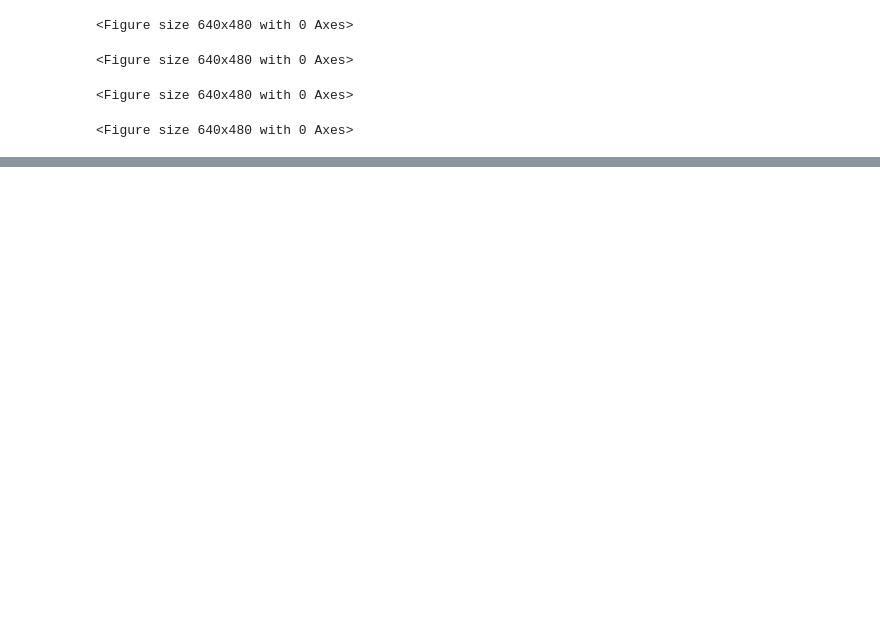
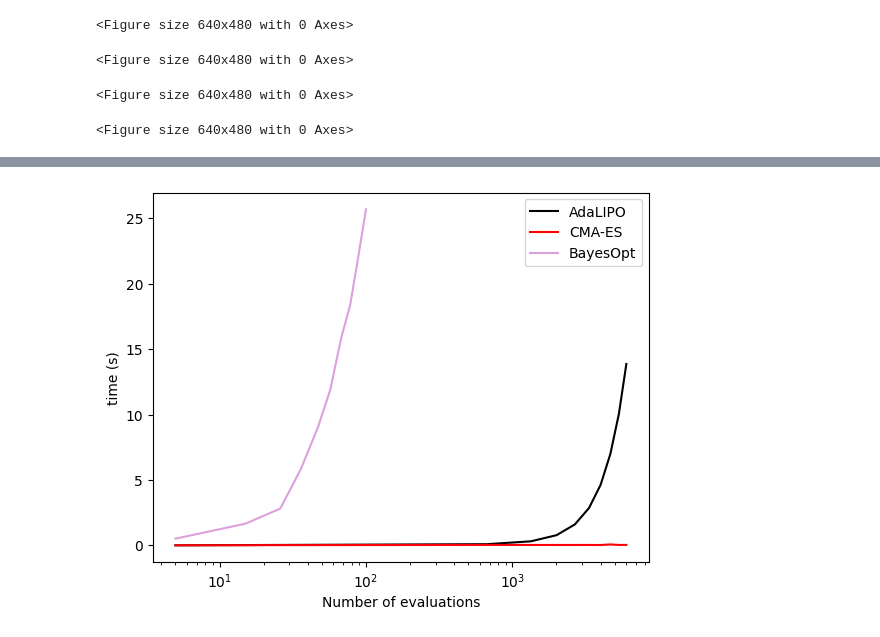
Before and after one commit to gaetanserre/Stochastic-Global-Optimization, a Jupyter notebook: reviews/bayes_adalipo.ipynb, the cells around one changed output, grey strips where cells are left out. Drawn from its saved outputs; the diff is of its cells as text; code cells hidden in the pictures; blank space fills up the shorter version.

```diff
--- a/reviews/bayes_adalipo.ipynb
+++ b/reviews/bayes_adalipo.ipynb
@@ -119,3 +157,17 @@ for f_name in fs.keys():
+# %%
+evals = np.linspace(5, 6000, 10, dtype=int)
+plt.plot(evals, ada_times["Levy"], c="black", label="AdaLIPO")
+plt.plot(evals, cma_times["Levy"], c="red", label="CMA-ES")
+evals = np.linspace(5, 100, 10, dtype=int)
+plt.plot(evals, bayes_times["Levy"], c="plum", label="BayesOpt")
+plt.xlabel("Number of evaluations")
+plt.ylabel("time (s)")
+plt.xscale("log", base=10)
+#plt.title(f"Time taken by AdaLIPO on Himmelblau")
+plt.legend()
+plt.savefig("time_vs_evals_Levy.pdf", bbox_inches="tight")
+# %% [output]
+[figure, added]
 # %%
 evals = np.linspace(300, 1_000_000, 10, dtype=int)
 
```
Also changed, not shown: parts of 7 cells of this notebook, 1 other file.
